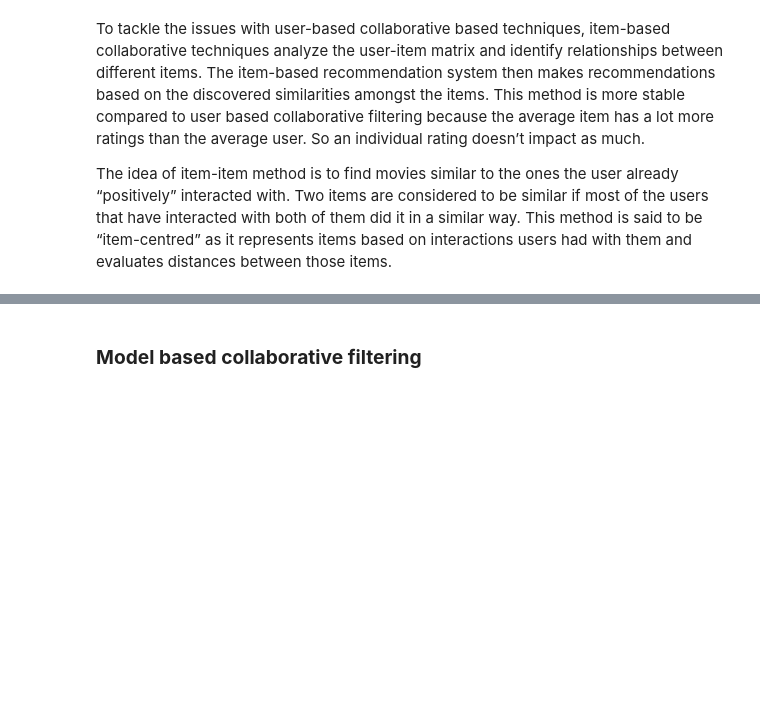
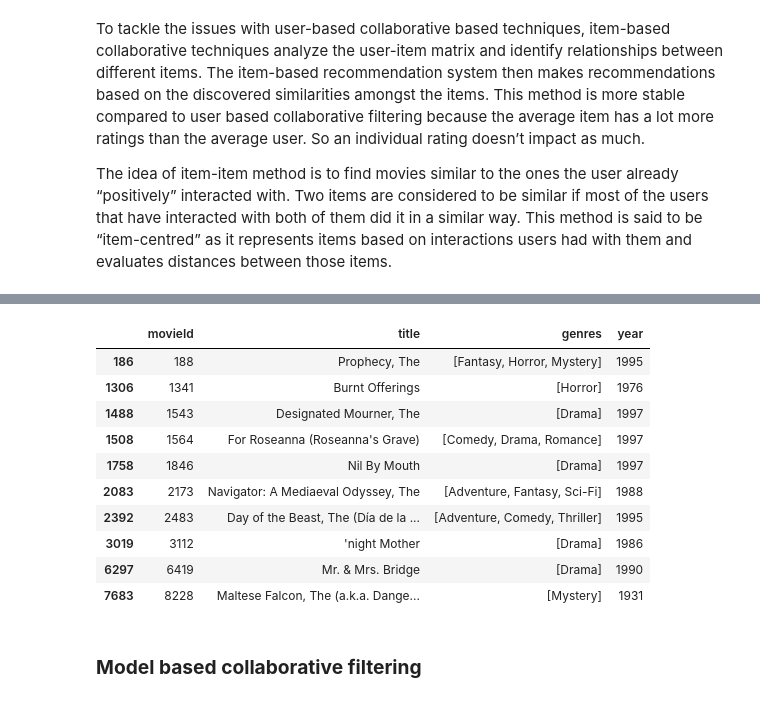
Before and after one commit to johnsiphiwe/unsupervised-predict-streamlit-template, a Jupyter notebook: recommenders/models.ipynb, the cells around one changed output, grey strips where cells are left out. Drawn from its saved outputs; the diff is of its cells as text; code cells hidden in the pictures; blank space fills up the shorter version.

```diff
--- a/recommenders/models.ipynb
+++ b/recommenders/models.ipynb
@@ -582,0 +657,4 @@ Test time         0.05    0.03    0.04    0.03    0.04    0.04    0.01
+# %%
+#Multiplies the similarity by the user's ratings
+topUsersRating['weightedRating'] = topUsersRating['similarityIndex']*topUsersRating['rating']
+topUsersRating.head()
@@ -582,0 +668,5 @@ Test time         0.05    0.03    0.04    0.03    0.04    0.04    0.01
+# %%
+#Applies a sum to the topUsers after grouping it up by userId
+tempTopUsersRating = topUsersRating.groupby('movieId').sum()[['similarityIndex','weightedRating']]
+tempTopUsersRating.columns = ['sum_similarityIndex','sum_weightedRating']
+tempTopUsersRating.head()
@@ -582,0 +681,7 @@ Test time         0.05    0.03    0.04    0.03    0.04    0.04    0.01
+# %%
+#Creates an empty dataframe
+recommendation_df = pd.DataFrame()
+#Now we take the weighted average
+recommendation_df['weighted average recommendation score'] = tempTopUsersRating['sum_weightedRating']/tempTopUsersRating['sum_similarityIndex']
+recommendation_df['movieId'] = tempTopUsersRating.index
+recommendation_df.head()
@@ -582,0 +696,3 @@ Test time         0.05    0.03    0.04    0.03    0.04    0.04    0.01
+# %%
+recommendation_df = recommendation_df.sort_values(by='weighted average recommendation score', ascending=False)
+recommendation_df.head(10)
@@ -583,3 +712,17 @@ Test time         0.05    0.03    0.04    0.03    0.04    0.04    0.01
+# %%
+movies_df.loc[movies_df['movieId'].isin(recommendation_df.head(10)['movieId'].tolist())]
+# %% [output]
+|  | movieId | title | genres | year |
+| 186 | 188 | Prophecy, The | [Fantasy, Horror, Mystery] | 1995 |
+| 1306 | 1341 | Burnt Offerings | [Horror] | 1976 |
+| 1488 | 1543 | Designated Mourner, The | [Drama] | 1997 |
+| 1508 | 1564 | For Roseanna (Roseanna's Grave) | [Comedy, Drama, Romance] | 1997 |
+| 1758 | 1846 | Nil By Mouth | [Drama] | 1997 |
+| 2083 | 2173 | Navigator: A Mediaeval Odyssey, The | [Adventure, Fantasy, Sci-Fi] | 1988 |
+| 2392 | 2483 | Day of the Beast, The (Día de la ... | [Adventure, Comedy, Thriller] | 1995 |
+| 3019 | 3112 | 'night Mother | [Drama] | 1986 |
+| 6297 | 6419 | Mr. & Mrs. Bridge | [Drama] | 1990 |
+| 7683 | 8228 | Maltese Falcon, The (a.k.a. Dange... | [Mystery] | 1931 |
 # %% [markdown]
 ###  __Model based collaborative  filtering__
 # %% [markdown]
```
Also changed, not shown: parts of 57 cells of this notebook, 1 other file.
